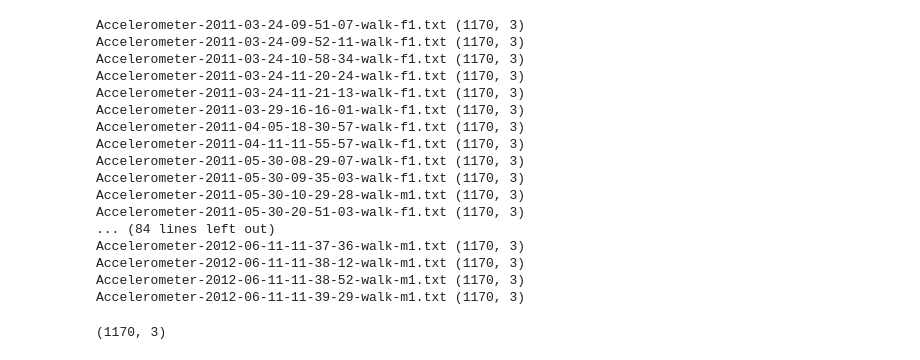
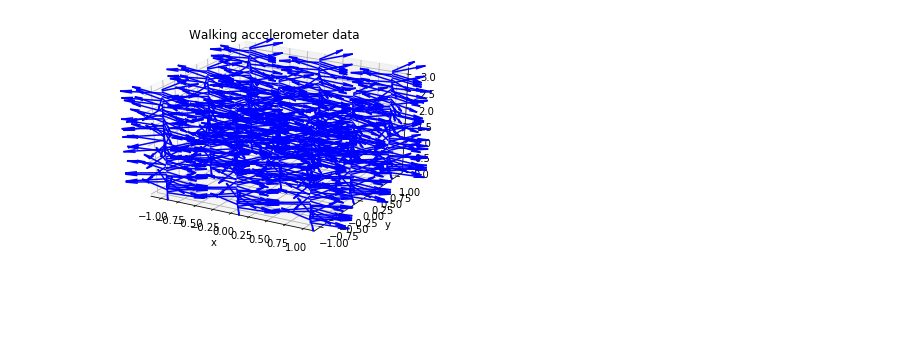
Before and after one commit to uTensor/ADL_demo, a Jupyter notebook: Visualize.ipynb, the cells around one changed output. Saved outputs shown, nothing was run; the diff lists cells and outputs as text; code cells hidden in the pictures; blank space fills up the shorter version.

Commit message:
mess up graph + noisy data

```diff
--- a/Visualize.ipynb
+++ b/Visualize.ipynb
@@ -6,11 +8,11 @@ import os
 # %%
 sample_rate = 32 #Hz
-sensor_min = -1.5 #g
-sensor_max =  1.5 #g
+sensor_min = -1.5 * 9.8 #g
+sensor_max =  1.5 * 9.8 #g
 sample_res = 63
 
 def normalData(_data):
-    data = -sensor_min + (_data/sample_res) * (sensor_max - sensor_min)
+    data = sensor_min + (_data/sample_res) * (sensor_max - sensor_min)
     return data
 # %%
 #%ls HMP_Dataset/Walk/
@@ -21,11 +23,13 @@ def parseAdlTxt(file):
     return data
 # %%
 def getRecordsFromTxt(folderPath):
-    for root, dirs, files in os.walk("HMP_Dataset/Walk/", topdown=False):
+    for root, dirs, files in os.walk(folderPath, topdown=False):
+#         print(root)
+#         print(dirs)
         prev_shape = None
         records = [] #append a list
         for name in files:
-            data = parseAdlTxt(os.path.join(root, name))
+            data = normalData(parseAdlTxt(os.path.join(root, name)))
 
             if(prev_shape != None and prev_shape != data.shape):
                 print("Error: data sample length not uniform")
@@ -36,25 +40,47 @@ def getRecordsFromTxt(folderPath):
             records.append(data)
             #print(name, data.shape)
     return records
-# %% [output]
-Accelerometer-2011-03-24-09-51-07-walk-f1.txt (1170, 3)
-Accelerometer-2011-03-24-09-52-11-walk-f1.txt (1170, 3)
-Accelerometer-2011-03-24-10-58-34-walk-f1.txt (1170, 3)
-Accelerometer-2011-03-24-11-20-24-walk-f1.txt (1170, 3)
-Accelerometer-2011-03-24-11-21-13-walk-f1.txt (1170, 3)
-Accelerometer-2011-03-29-16-16-01-walk-f1.txt (1170, 3)
-Accelerometer-2011-04-05-18-30-57-walk-f1.txt (1170, 3)
-Accelerometer-2011-04-11-11-55-57-walk-f1.txt (1170, 3)
-Accelerometer-2011-05-30-08-29-07-walk-f1.txt (1170, 3)
-Accelerometer-2011-05-30-09-35-03-walk-f1.txt (1170, 3)
-Accelerometer-2011-05-30-10-29-28-walk-m1.txt (1170, 3)
-Accelerometer-2011-05-30-20-51-03-walk-f1.txt (1170, 3)
-... (84 lines left out)
-Accelerometer-2012-06-11-11-37-36-walk-m1.txt (1170, 3)
-Accelerometer-2012-06-11-11-38-12-walk-m1.txt (1170, 3)
-Accelerometer-2012-06-11-11-38-52-walk-m1.txt (1170, 3)
-Accelerometer-2012-06-11-11-39-29-walk-m1.txt (1170, 3)
-# %%
-print(data.shape)
-# %% [output]
-(1170, 3)
+# %%
+plot_start_samples = 60
+plot_samples = 100
+sub_sample_rate = 5
+
+records = getRecordsFromTxt("HMP_Dataset/Walk/")
+data = records[1]
+data = data[plot_start_samples:(plot_samples*sub_sample_rate + plot_start_samples):sub_sample_rate]
+
+x = np.linspace(-1,1,3)
+y = np.linspace(-1,1,3)
+# x = np.zeros([plot_samples])
+# y = np.zeros([plot_samples])
+z = np.linspace(0,plot_samples/sample_rate, plot_samples)
+
+x,y,z = np.meshgrid(x,y,z)
+
+fig = plt.figure()
+ax = fig.gca(projection='3d')
+
+#normalize sample-z for plotting
+z_min = np.min(data[:,2])
+z_max = np.max(data[:,2])
+norm_factor = 1 / (z_max - z_min) / 4
+
+data = np.swapaxes(data, 0, 1)
+[bx, by, bz] = data
+bx = bx - np.mean(bx)
+by = by - np.mean(by)
+bz = bz - np.mean(bz)
+
+bx = np.zeros([3,3, plot_samples])[1,1,:] + bx
+by = np.zeros([3,3, plot_samples])[1,1,:] + by
+#bz = (bz * norm_factor) + z
+bz = 0
+
+ax.quiver(x,y,z,bx,by,bz,color='b',length=0.5,normalize=True)
+plt.title('Walking accelerometer data')
+plt.xlabel('x')
+plt.ylabel('y')
+
+plt.show()
+# %% [output]
+[figure, added]
```
Also changed, not shown: parts of 1 cell of this notebook, 1 other file.
